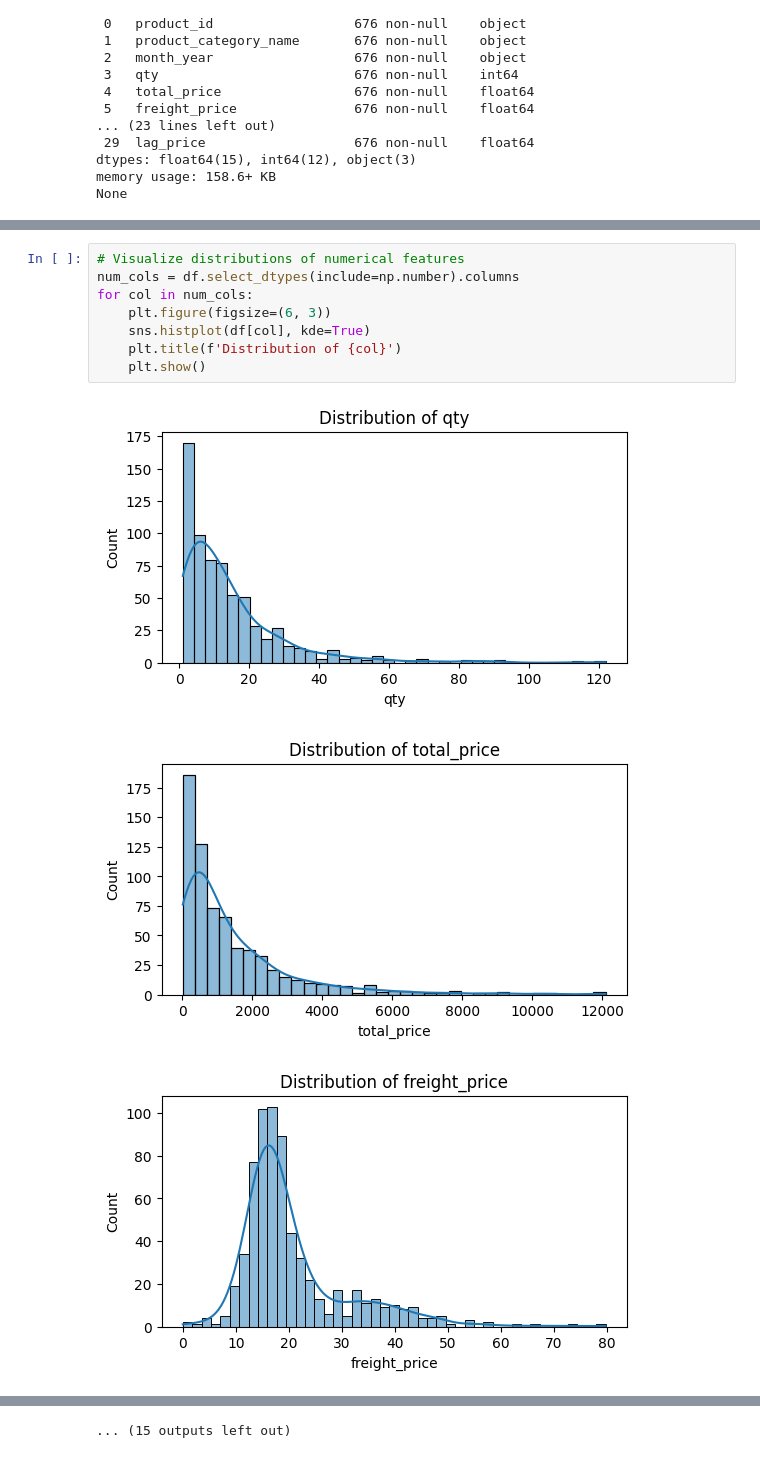
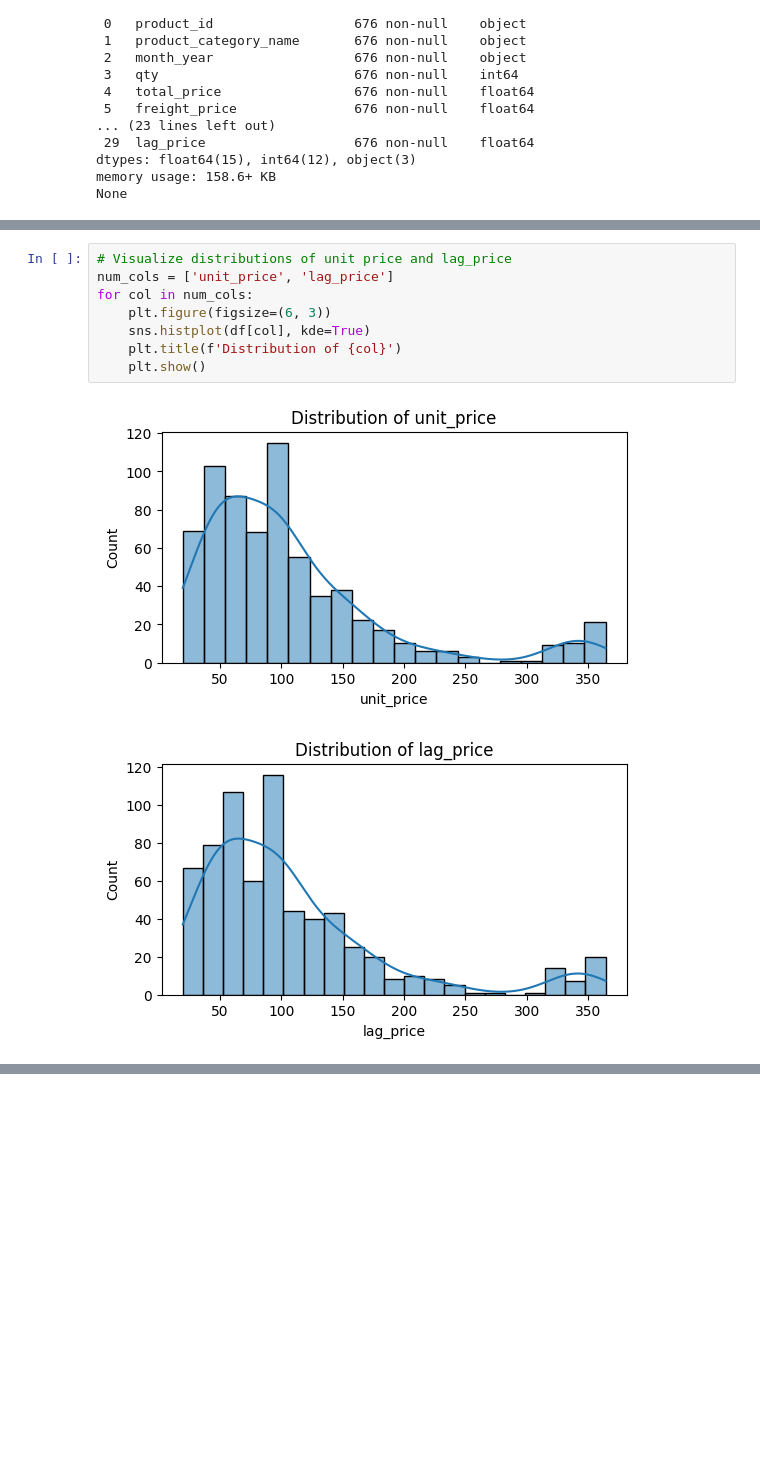
Before and after one commit to Anshul2110/Retail_Price_Optimization, a Jupyter notebook: code.ipynb, the cells around one changed output, grey strips where cells are left out. Saved outputs shown, nothing was run; the diff lists cells and outputs as text; blank space fills up the shorter version.

```diff
--- a/code.ipynb
+++ b/code.ipynb
@@ -48,12 +71,11 @@ Series([], dtype: int64)
 # %%
-# Visualize distributions of numerical features
-num_cols = df.select_dtypes(include=np.number).columns
+# Visualize distributions of unit price and lag_price
+num_cols = ['unit_price', 'lag_price']
 for col in num_cols:
     plt.figure(figsize=(6, 3))
     sns.histplot(df[col], kde=True)
     plt.title(f'Distribution of {col}')
     plt.show()
 # %% [output]
-[figure, old version]
+[figure, new version]
-[figure, old version]
+[figure, new version]
-[figure, removed]
@@ -69 +81,0 @@ for col in num_cols:
-... (15 outputs left out)
```
Also changed, not shown: parts of 16 cells of this notebook.
